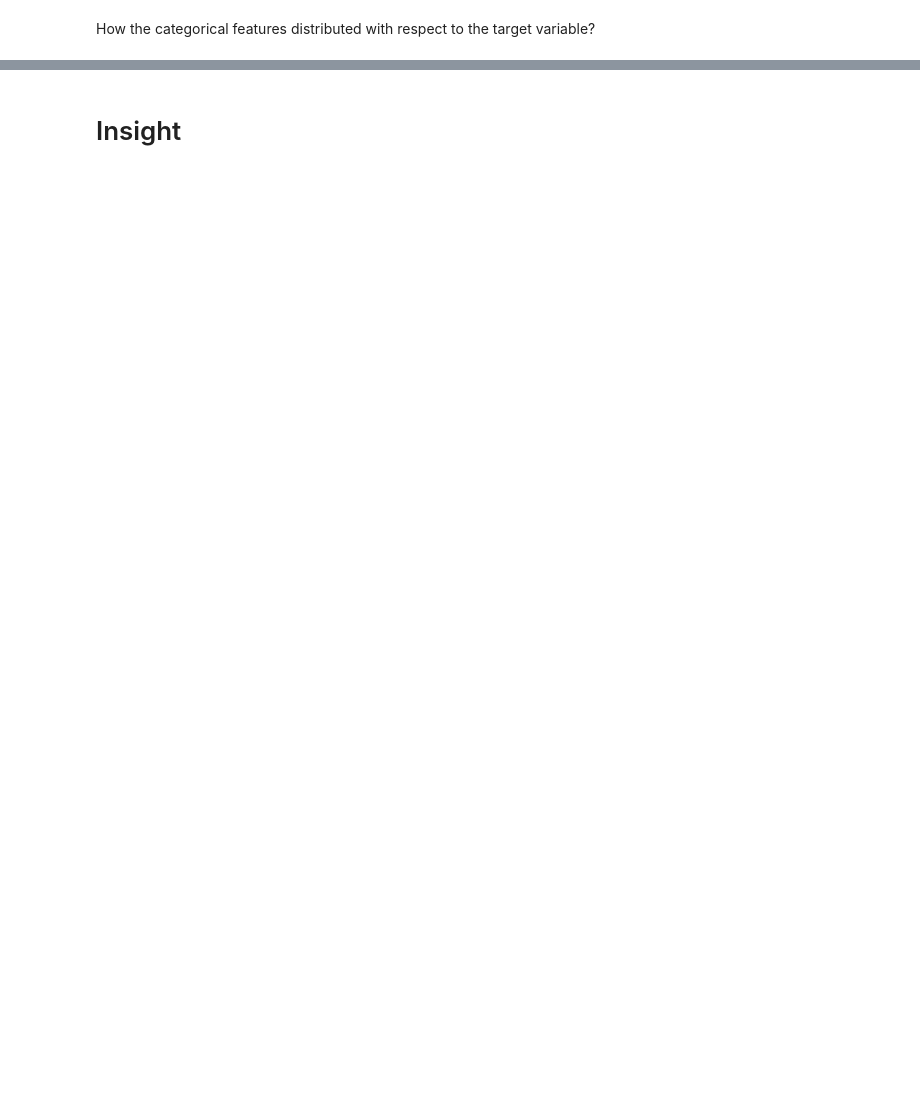
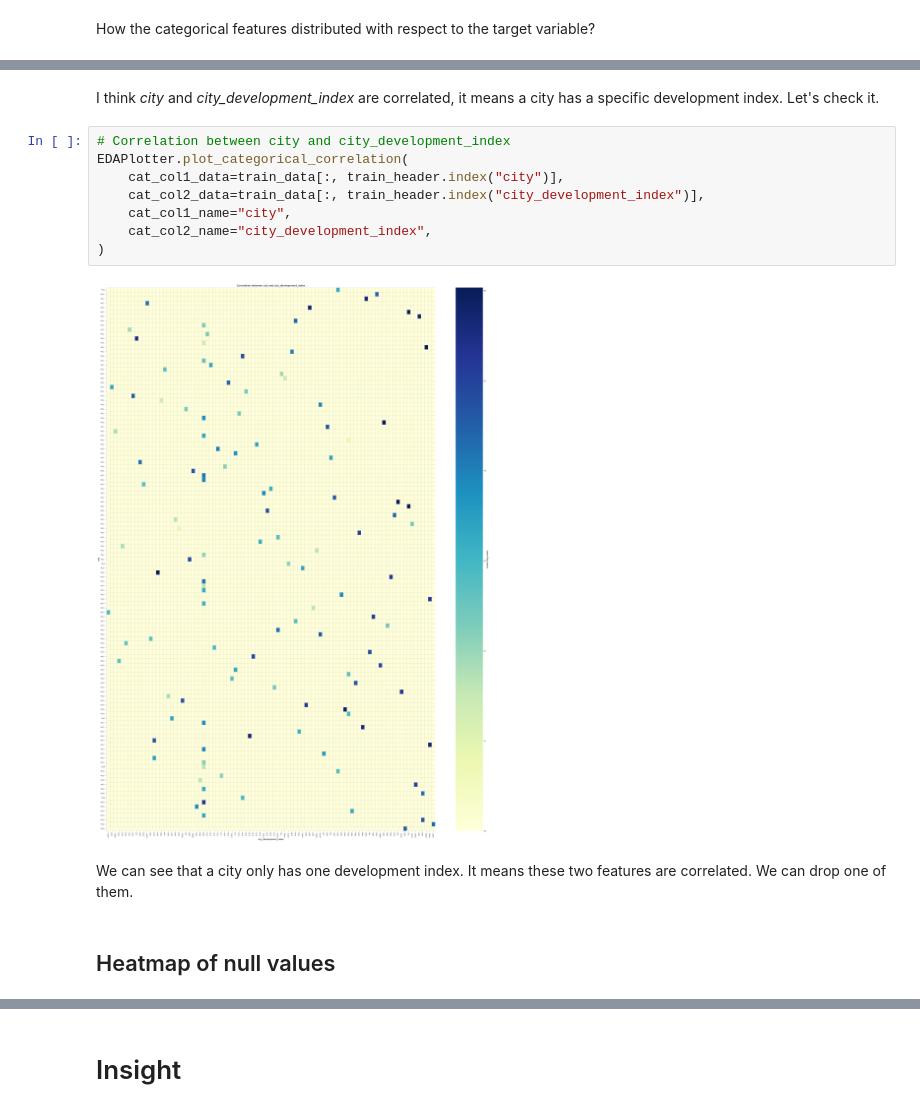
Before and after one commit to ThuongHong/lab2_ds, a Jupyter notebook: notebooks/01_data_exploration.ipynb, the cells around one changed output, grey strips where cells are left out. Cells and saved outputs as stored; diff of their text form; blank space fills up the shorter version.

```diff
--- a/notebooks/01_data_exploration.ipynb
+++ b/notebooks/01_data_exploration.ipynb
@@ -205,0 +225,16 @@ EDAPlotter.plot_categorical_vs_target(
+# %% [markdown]
+I think *city* and *city_development_index* are correlated, it means a city has a specific development index. Let's check it.
+# %%
+# Correlation between city and city_development_index
+EDAPlotter.plot_categorical_correlation(
+    cat_col1_data=train_data[:, train_header.index("city")],
+    cat_col2_data=train_data[:, train_header.index("city_development_index")],
+    cat_col1_name="city",
+    cat_col2_name="city_development_index",
+)
+# %% [output]
+[figure, added]
+# %% [markdown]
+We can see that a city only has one development index. It means these two features are correlated. We can drop one of them.
+# %% [markdown]
+## Heatmap of null values
```
Also changed, not shown: parts of 20 cells of this notebook, 1 other file.
